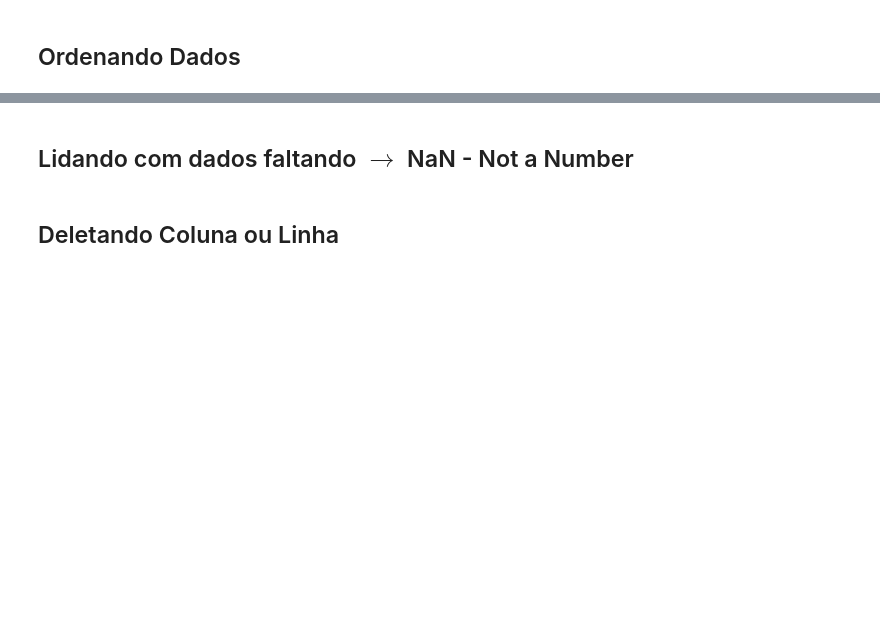
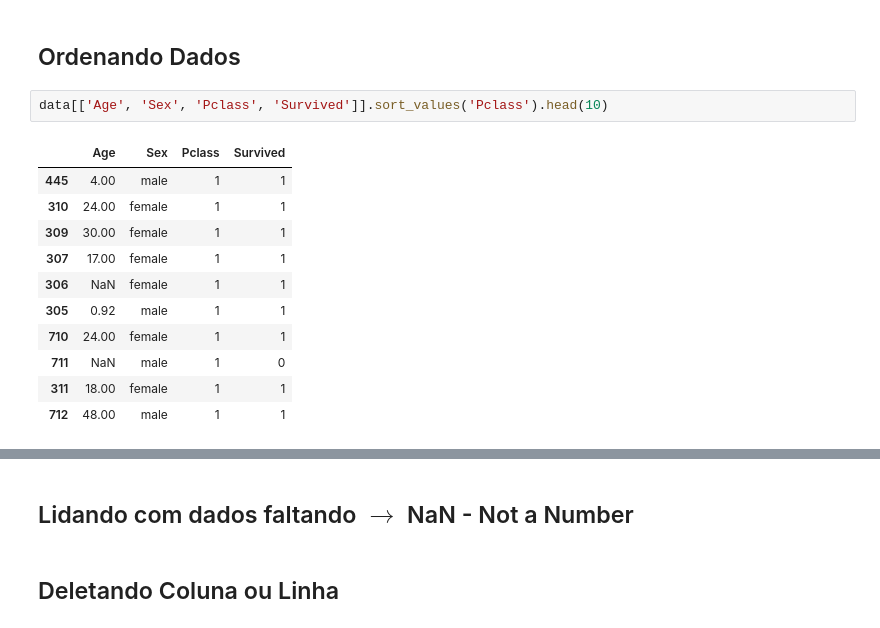
Before and after one commit to gabrielrstan/Data_Science_e_Machine_Learning_com_Estat-stica_e_Python, a Jupyter notebook: 04 - Pandas/Pandas - Vazio.ipynb, the cells around one changed output, grey strips where cells are left out. Saved outputs shown, nothing was run; the diff lists cells and outputs as text; blank space fills up the shorter version.

```diff
--- a/04 - Pandas/Pandas - Vazio.ipynb
+++ b/04 - Pandas/Pandas - Vazio.ipynb
@@ -365,2 +550,16 @@ data['Name'].iloc[2]
 # %% [markdown]
 ## Ordenando Dados
+# %%
+data[['Age', 'Sex', 'Pclass', 'Survived']].sort_values('Pclass').head(10)
+# %% [output]
+|  | Age | Sex | Pclass | Survived |
+| 445 | 4.00 | male | 1 | 1 |
+| 310 | 24.00 | female | 1 | 1 |
+| 309 | 30.00 | female | 1 | 1 |
+| 307 | 17.00 | female | 1 | 1 |
+| 306 | NaN | female | 1 | 1 |
+| 305 | 0.92 | male | 1 | 1 |
+| 710 | 24.00 | female | 1 | 1 |
+| 711 | NaN | male | 1 | 0 |
+| 311 | 18.00 | female | 1 | 1 |
+| 712 | 48.00 | male | 1 | 1 |
```
Also changed, not shown: parts of 24 cells of this notebook.
